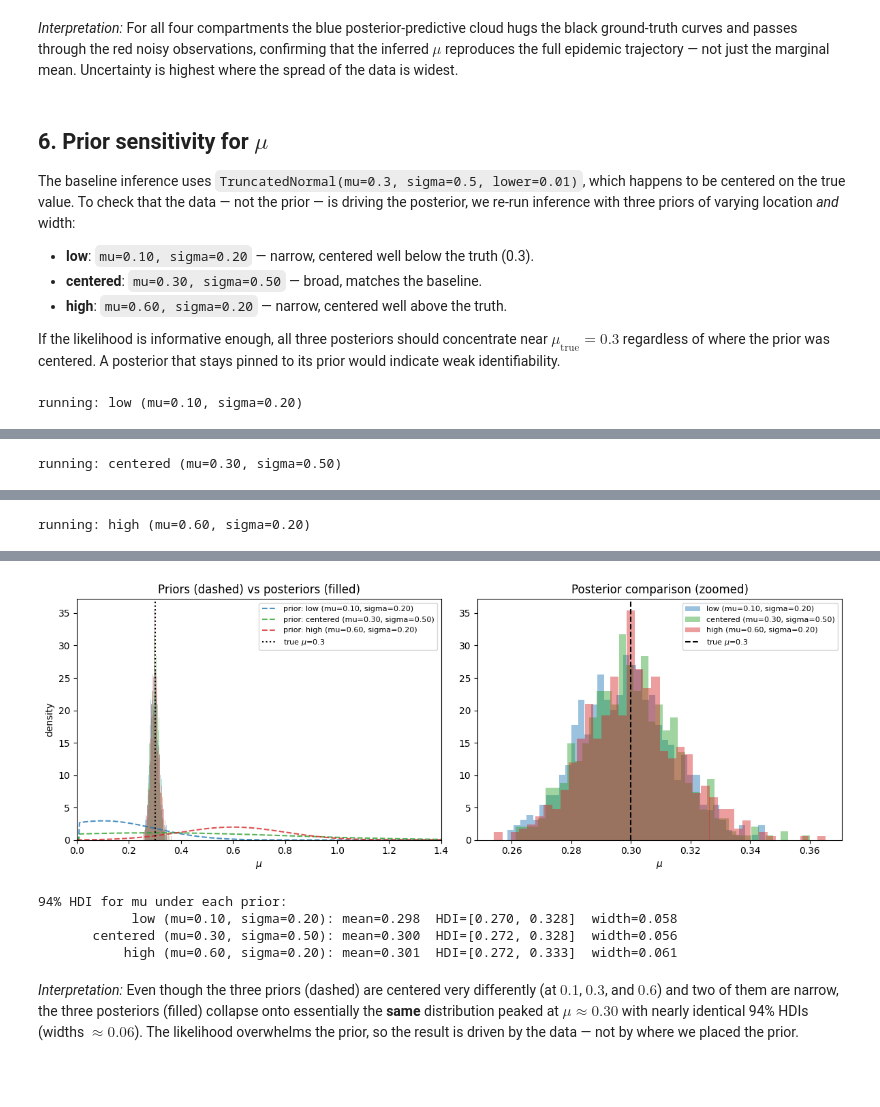
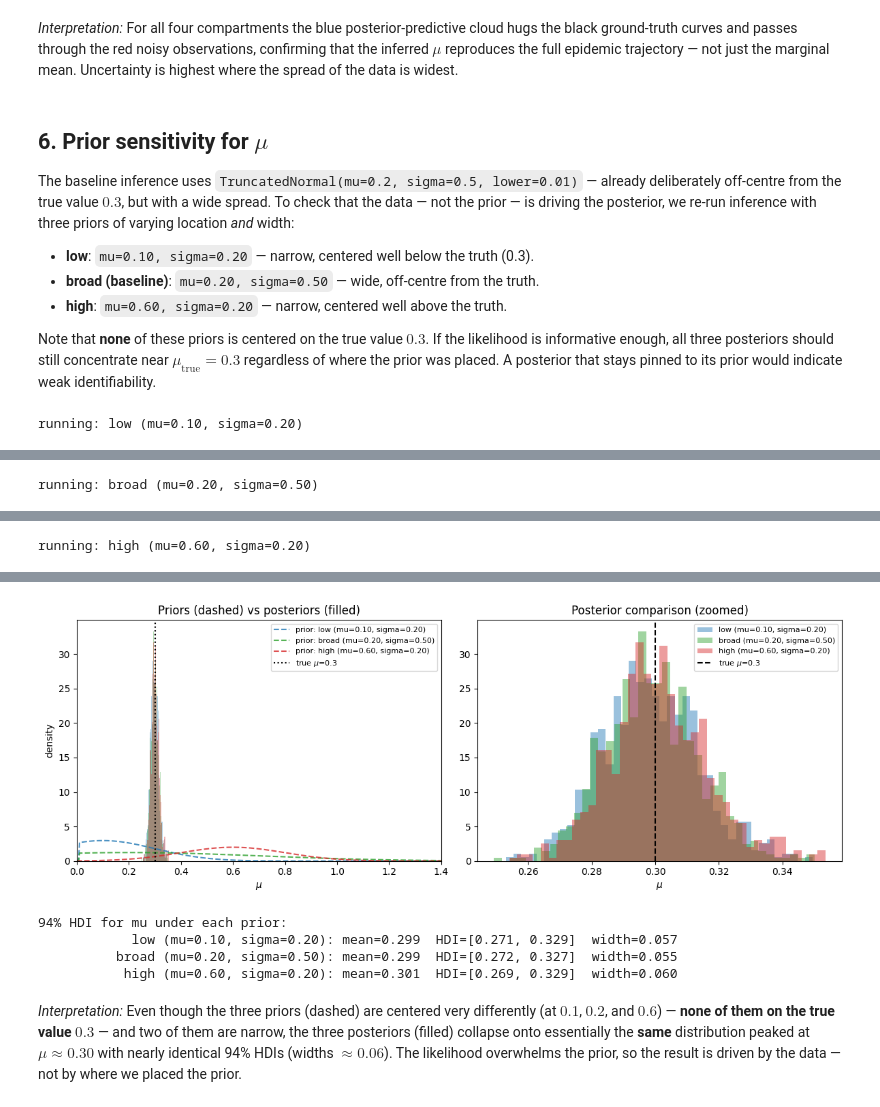
Before and after one commit to annakatharina3/Machine-Learning-2, a Jupyter notebook: Assignment 4/Assignment4.ipynb, the cells around one changed output, grey strips where cells are left out. Saved outputs shown, nothing was run; the diff lists cells and outputs as text; code cells hidden in the pictures; blank space fills up the shorter version.

```diff
--- a/Assignment 4/Assignment4.ipynb
+++ b/Assignment 4/Assignment4.ipynb
@@ -99,7 +101,7 @@ i0 = 0.01    # 1% infected at t=0
 s0 = 0.99    # 99% susceptible at t=0
 r0 = 0.00    # 0% recovered at t=0
 d0 = 0.00    # 0% dead at t=0
-f  = 3.0     # timestamp will be from t=0 to t=15
+f  = 3.0     # scales the time horizon (we integrate t in [0, 5f] = [0, 15])
 timestep_data = 0.5 # e.g. bi-weekly
 
 # fixed model parameters
@@ -116,7 +118,7 @@ times = np.arange(0.0, 5*f, timestep_data)
 def SIRD(y, t, p):
     """Optimized SIRD: integrate (r, d, i); recover s from conservation.
 
-    y = [r, d, i, s]
+    y = [r, d, i]
     p = [beta, gamma, mu]
     """
     r, d, i = y[0], y[1], y[2]
@@ -216,8 +218,8 @@ with pm.Model() as sird_inference:
     # per-compartment lognormal noise scales (s, i, r, d)
     sigma = pm.HalfCauchy("sigma", 1.0, shape=4)
 
-    # death rate prior: strictly positive, broad
-    mu = pm.TruncatedNormal("mu", mu=0.3, sigma=0.5, lower=0.01)
+    # death rate prior: strictly positive, broad, mean off the true value (0.3)
+    mu = pm.TruncatedNormal("mu", mu=0.2, sigma=0.5, lower=0.01)
 
     # solve ODE for current mu — returns shape (T-1, 3) for (r, d, i)
     rdi_curves = sird_model(y0=[r0, d0, i0], theta=[mu])
@@ -320,25 +320,25 @@ plt.show()
 # %% [markdown]
 ## 6. Prior sensitivity for $\mu$
 
-The baseline inference uses `TruncatedNormal(mu=0.3, sigma=0.5, lower=0.01)`, which happens to be centered on the true value. To check that the data — not the prior — is driving the posterior, we re-run inference with three priors of varying location *and* width:
+The baseline inference uses `TruncatedNormal(mu=0.2, sigma=0.5, lower=0.01)` — already deliberately off-centre from the true value $0.3$, but with a wide spread. To check that the data — not the prior — is driving the posterior, we re-run inference with three priors of varying location *and* width:
 
 - **low**: `mu=0.10, sigma=0.20` — narrow, centered well below the truth (0.3).
-- **centered**: `mu=0.30, sigma=0.50` — broad, matches the baseline.
+- **broad (baseline)**: `mu=0.20, sigma=0.50` — wide, off-centre from the truth.
 - **high**: `mu=0.60, sigma=0.20` — narrow, centered well above the truth.
 
-If the likelihood is informative enough, all three posteriors should concentrate near $\mu_{\text{true}}=0.3$ regardless of where the prior was centered. A posterior that stays pinned to its prior would indicate weak identifiability.
+Note that **none** of these priors is centered on the true value $0.3$. If the likelihood is informative enough, all three posteriors should still concentrate near $\mu_{\text{true}}=0.3$ regardless of where the prior was placed. A posterior that stays pinned to its prior would indicate weak identifiability.
 # %%
 from scipy import stats
 
-# (label, prior_mu, prior_sigma) — true mu is 0.3
+# (label, prior_mu, prior_sigma) — true mu is 0.3; none of these is centered on truth
 prior_configs = [
-    ("low (mu=0.10, sigma=0.20)",      0.10, 0.20),
-    ("centered (mu=0.30, sigma=0.50)", 0.30, 0.50),  # = baseline
-    ("high (mu=0.60, sigma=0.20)",     0.60, 0.20),
+    ("low (mu=0.10, sigma=0.20)",    0.10, 0.20),
+    ("broad (mu=0.20, sigma=0.50)",  0.20, 0.50),  # = baseline
+    ("high (mu=0.60, sigma=0.20)",   0.60, 0.20),
 ]
 
 
-def run_mu_prior(prior_mu, prior_sigma, draws=300, tune=300, seed=44):
+def run_mu_prior(prior_mu, prior_sigma, draws=400, tune=400, seed=44):
     with pm.Model() as m:
         sigma = pm.HalfCauchy("sigma", 1.0, shape=4)
         mu_ = pm.TruncatedNormal("mu", mu=prior_mu, sigma=prior_sigma, lower=0.01)
@@ -394,7 +394,7 @@ plt.show()
 
 print("94% HDI for mu under each prior:")
 for label, tr in prior_traces.items():
-    hdi = az.hdi(tr, var_names=["mu"], hdi_prob=0.94)["mu"].values
+    hdi = az.hdi(tr, var_names=["mu"], prob=0.94)["mu"].values
     mean = float(tr.posterior["mu"].mean())
     print(f"  {label:>35s}: mean={mean:.3f}  HDI=[{hdi[0]:.3f}, {hdi[1]:.3f}]  width={hdi[1]-hdi[0]:.3f}")
 # %% [output]
@@ -408,2 +407,2 @@ Sampling 2 chains for 300 tune and 300 draw iterations (600 + 600 draws total) t
 We recommend running at least 4 chains for robust computation of convergence diagnostics
-running: centered (mu=0.30, sigma=0.50)
+running: broad (mu=0.20, sigma=0.50)
@@ -424,11 +421,11 @@ Sampling 2 chains for 300 tune and 300 draw iterations (600 + 600 draws total) t
 We recommend running at least 4 chains for robust computation of convergence diagnostics
-[figure, old version]
+[figure, new version]
 94% HDI for mu under each prior:
-            low (mu=0.10, sigma=0.20): mean=0.298  HDI=[0.270, 0.328]  width=0.058
-       centered (mu=0.30, sigma=0.50): mean=0.300  HDI=[0.272, 0.328]  width=0.056
-           high (mu=0.60, sigma=0.20): mean=0.301  HDI=[0.272, 0.333]  width=0.061
+            low (mu=0.10, sigma=0.20): mean=0.299  HDI=[0.271, 0.329]  width=0.057
+          broad (mu=0.20, sigma=0.50): mean=0.299  HDI=[0.272, 0.327]  width=0.055
+           high (mu=0.60, sigma=0.20): mean=0.301  HDI=[0.269, 0.329]  width=0.060
 # %% [markdown]
-*Interpretation:* Even though the three priors (dashed) are centered very differently (at $0.1$, $0.3$, and $0.6$) and two of them are narrow, the three posteriors (filled) collapse onto essentially the **same** distribution peaked at $\mu \approx 0.30$ with nearly identical 94% HDIs (widths $\approx 0.06$). The likelihood overwhelms the prior, so the result is driven by the data — not by where we placed the prior.
+*Interpretation:* Even though the three priors (dashed) are centered very differently (at $0.1$, $0.2$, and $0.6$) — **none of them on the true value $0.3$** — and two of them are narrow, the three posteriors (filled) collapse onto essentially the **same** distribution peaked at $\mu \approx 0.30$ with nearly identical 94% HDIs (widths $\approx 0.06$). The likelihood overwhelms the prior, so the result is driven by the data — not by where we placed the prior.
 # %% [markdown]
 ## 7. Optional experiment: Is $\mu$ identifiable from incomplete data?
 
```
Also changed, not shown: parts of 15 cells of this notebook, 3 other files.
